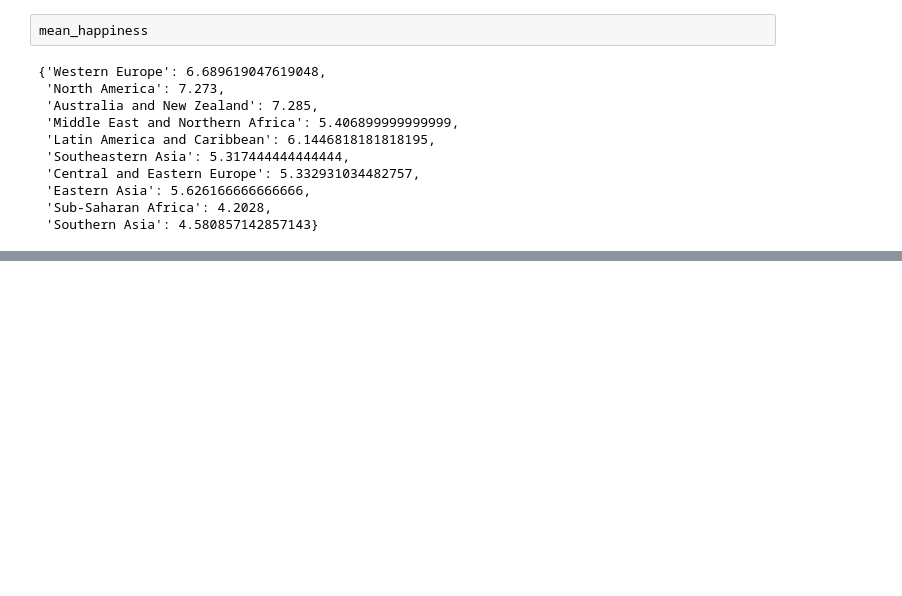
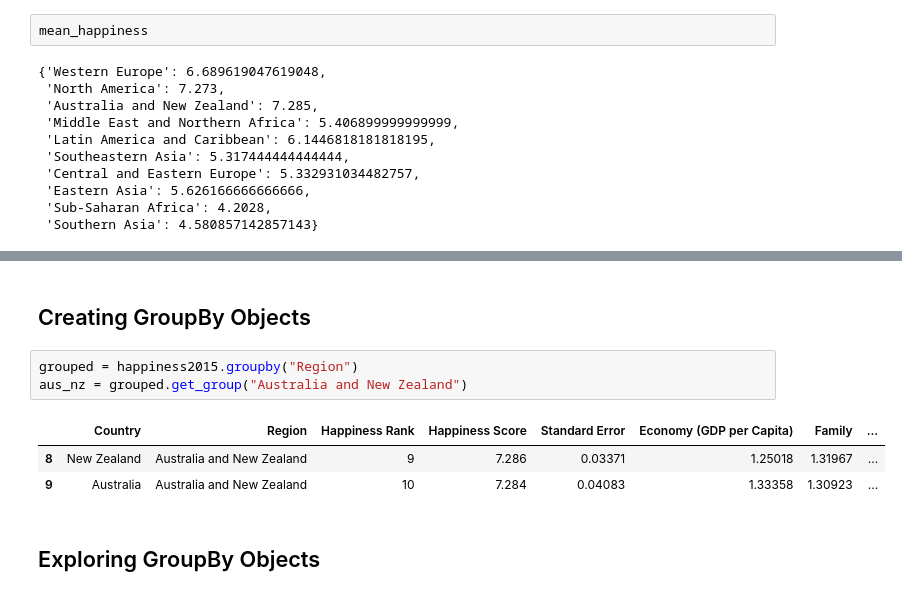
Before and after one commit to TR-1000/Machine-Learning-and-Data-Science, a Jupyter notebook: happiness_report.ipynb, the cells around one changed output, grey strips where cells are left out. Drawn from its saved outputs; the diff is of its cells as text; blank space fills up the shorter version.

```diff
--- a/happiness_report.ipynb
+++ b/happiness_report.ipynb
@@ -70,0 +113,11 @@ mean_happiness
+# %% [markdown]
+## Creating GroupBy Objects
+# %%
+grouped = happiness2015.groupby("Region")
+aus_nz = grouped.get_group("Australia and New Zealand")
+# %% [output]
+|  | Country | Region | Happiness Rank | Happiness Score | Standard Error | Economy (GDP per Capita) | Family | ... |
+| 8 | New Zealand | Australia and New Zealand | 9 | 7.286 | 0.03371 | 1.25018 | 1.31967 | ... |
+| 9 | Australia | Australia and New Zealand | 10 | 7.284 | 0.04083 | 1.33358 | 1.30923 | ... |
+# %% [markdown]
+## Exploring GroupBy Objects
```
Also changed, not shown: parts of 27 cells of this notebook, 2 other files.
